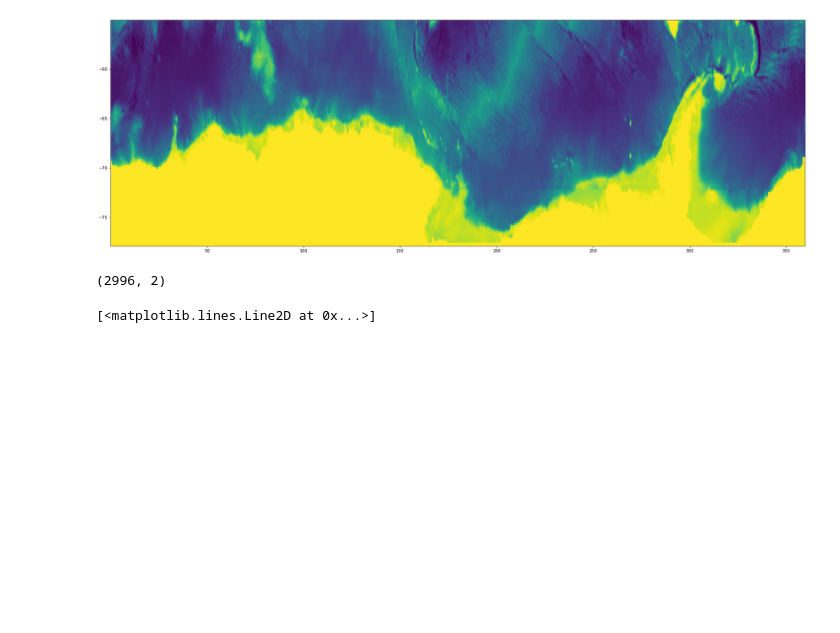
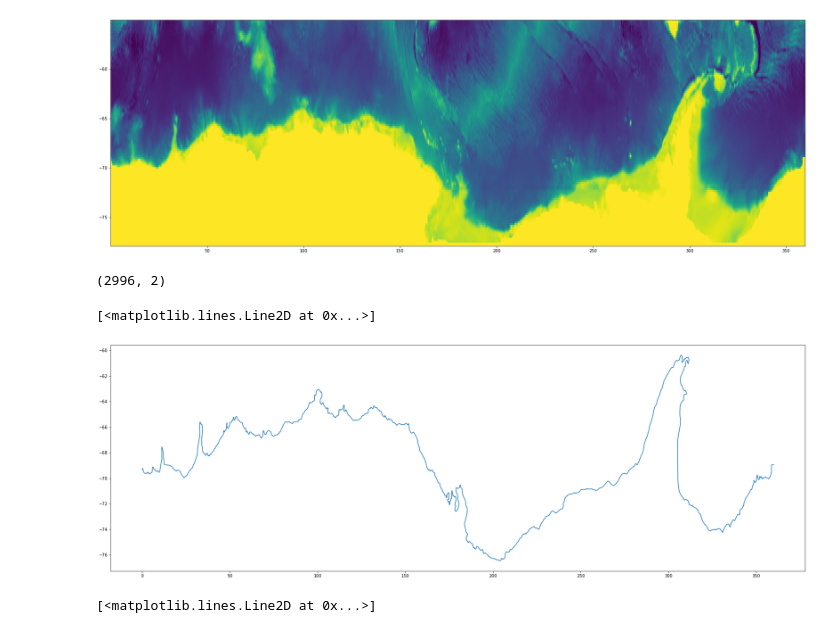
Before and after one commit to ah-dinh/misc, a Jupyter notebook: Stair-stepping along contour line.ipynb, the cells around one changed output. Drawn from its saved outputs; the diff is of its cells as text; code cells hidden in the pictures; blank space fills up the shorter version.

```diff
--- a/Stair-stepping along contour line.ipynb
+++ b/Stair-stepping along contour line.ipynb
@@ -152,10 +159,18 @@ ax.pcolormesh(XC, YC, bath)
 <matplotlib.collections.QuadMesh at 0x...>
 [figure]
 # %%
+## Extract contour line
+## Make sure the correct line is extracted, modify n if needed
+
 contour_line = extract_contours(bath, n = 0, depth = -2000)
 print(contour_line.shape)
 
 lats = contour_line[:, 1]
 lons = contour_line[:, 0]
+
+fig, ax = plt.subplots(figsize=(30,10))
+ax.plot(lons, lats)
 # %% [output]
 (2996, 2)
+[<matplotlib.lines.Line2D at 0x...>]
+[figure, added]
```
Also changed, not shown: parts of 10 cells of this notebook.
